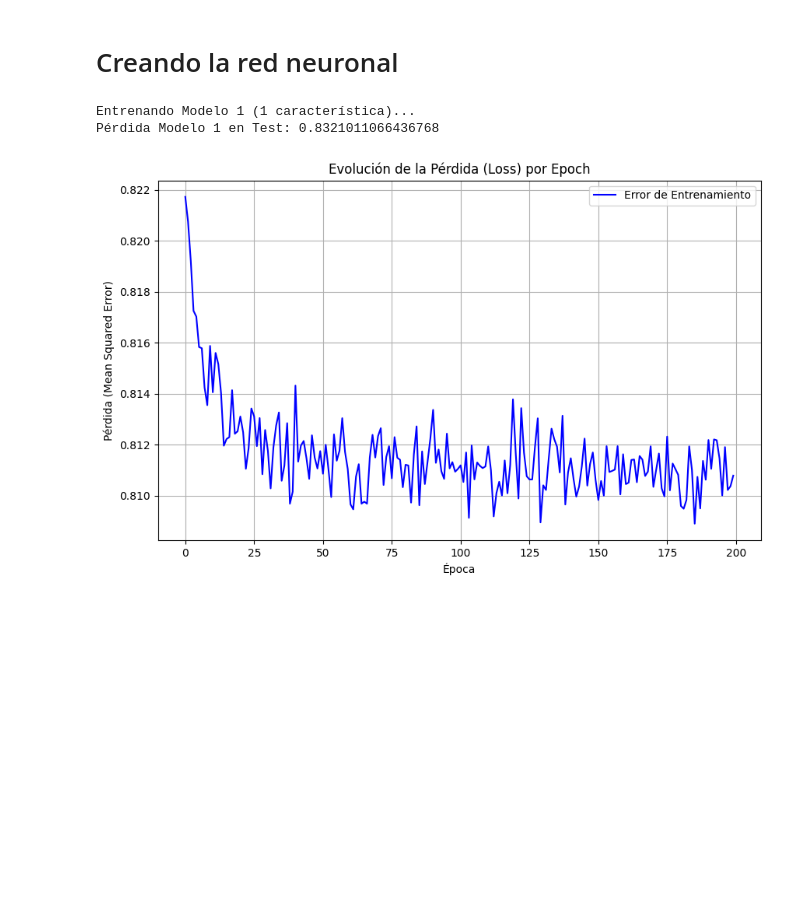
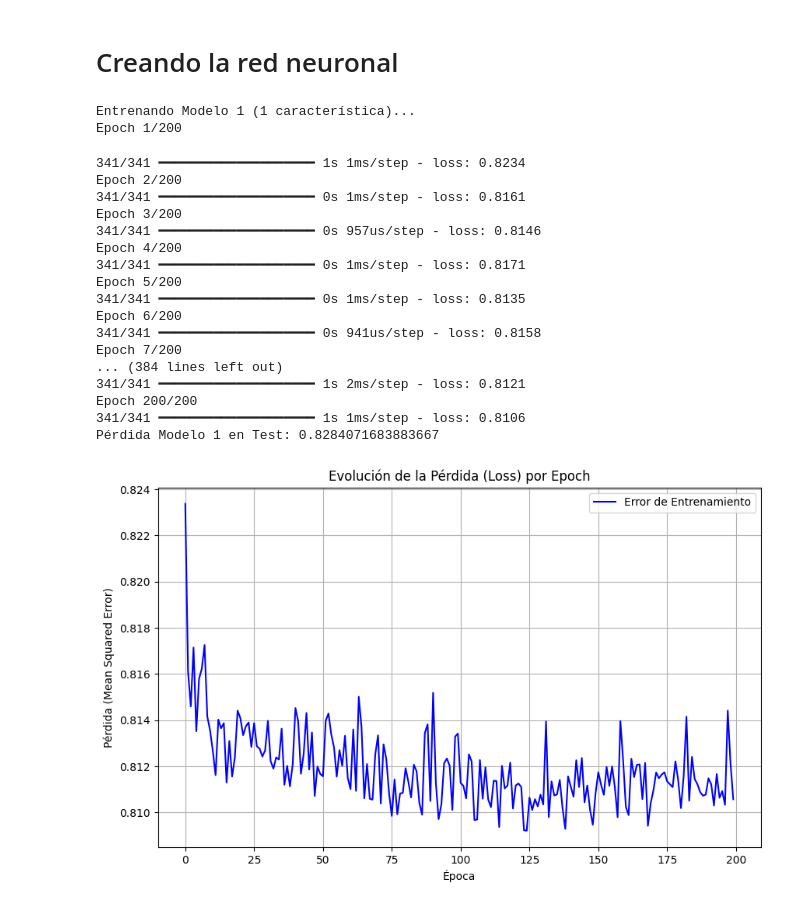
Before and after one commit to AngelPereiraR/IABD_PIA, a Jupyter notebook: Tema 03/Redes Neuronales/ejercicio02.ipynb, the cells around one changed output. Drawn from its saved outputs; the diff is of its cells as text; code cells hidden in the pictures; blank space fills up the shorter version.

```diff
--- a/Tema 03/Redes Neuronales/ejercicio02.ipynb
+++ b/Tema 03/Redes Neuronales/ejercicio02.ipynb
@@ -144,36 +144,53 @@ model_1 = tf.keras.Sequential([
     # Etapa 1: Gran capacidad de captura
     tf.keras.layers.Dense(units=64, input_shape=[len(feature_single)], activation='relu'),
     # Etapa 2: Reducción y combinación
     tf.keras.layers.Dense(units=32, activation='relu'),
     # Etapa 3: Abstracción
     tf.keras.layers.Dense(units=16, activation='relu'),
     # Etapa 4: Refinamiento pre-salida
     tf.keras.layers.Dense(units=8, activation='relu'),
     # Salida
     tf.keras.layers.Dense(units=1)
 ])
 
 model_1.compile(optimizer=tf.keras.optimizers.Adam(0.01), loss='mean_squared_error')
 print('Entrenando Modelo 1 (1 característica)...')
-history_1 = model_1.fit(X_train_1_s, y_train_1_s, epochs=200, verbose=0)
+history_1 = model_1.fit(X_train_1_s, y_train_1_s, epochs=200)
 
 # Evaluación
 loss_1 = model_1.evaluate(X_test_1_s, y_test_1_s, verbose=0)
 print(f'Pérdida Modelo 1 en Test: {loss_1}')
 
 # Plot del proceso de los epochs
 plt.figure(figsize=(10, 6))
 plt.plot(history_1.history['loss'], color='blue', label='Error de Entrenamiento')
 plt.title('Evolución de la Pérdida (Loss) por Epoch')
 plt.xlabel('Época')
 plt.ylabel('Pérdida (Mean Squared Error)')
 plt.legend()
 plt.grid(True)
 plt.show()
 # %% [output]
 Entrenando Modelo 1 (1 característica)...
-Pérdida Modelo 1 en Test: 0.8321011066436768
+Epoch 1/200
+341/341 ━━━━━━━━━━━━━━━━━━━━ 1s 1ms/step - loss: 0.8234
+Epoch 2/200
+341/341 ━━━━━━━━━━━━━━━━━━━━ 0s 1ms/step - loss: 0.8161
+Epoch 3/200
+341/341 ━━━━━━━━━━━━━━━━━━━━ 0s 957us/step - loss: 0.8146
+Epoch 4/200
+341/341 ━━━━━━━━━━━━━━━━━━━━ 0s 1ms/step - loss: 0.8171
+Epoch 5/200
+341/341 ━━━━━━━━━━━━━━━━━━━━ 0s 1ms/step - loss: 0.8135
+Epoch 6/200
+341/341 ━━━━━━━━━━━━━━━━━━━━ 0s 941us/step - loss: 0.8158
+Epoch 7/200
+... (384 lines left out)
+341/341 ━━━━━━━━━━━━━━━━━━━━ 1s 2ms/step - loss: 0.8121
+Epoch 200/200
+341/341 ━━━━━━━━━━━━━━━━━━━━ 1s 1ms/step - loss: 0.8106
+Pérdida Modelo 1 en Test: 0.8284071683883667
-[figure, old version]
+[figure, new version]
 # %%
 # --- FASE 2: MÚLTIPLES CARACTERÍSTICAS ---
 features_multi = ['living_in_m2', 'grade', 'quartile_zone']
```
Also changed, not shown: parts of 5 cells of this notebook.
